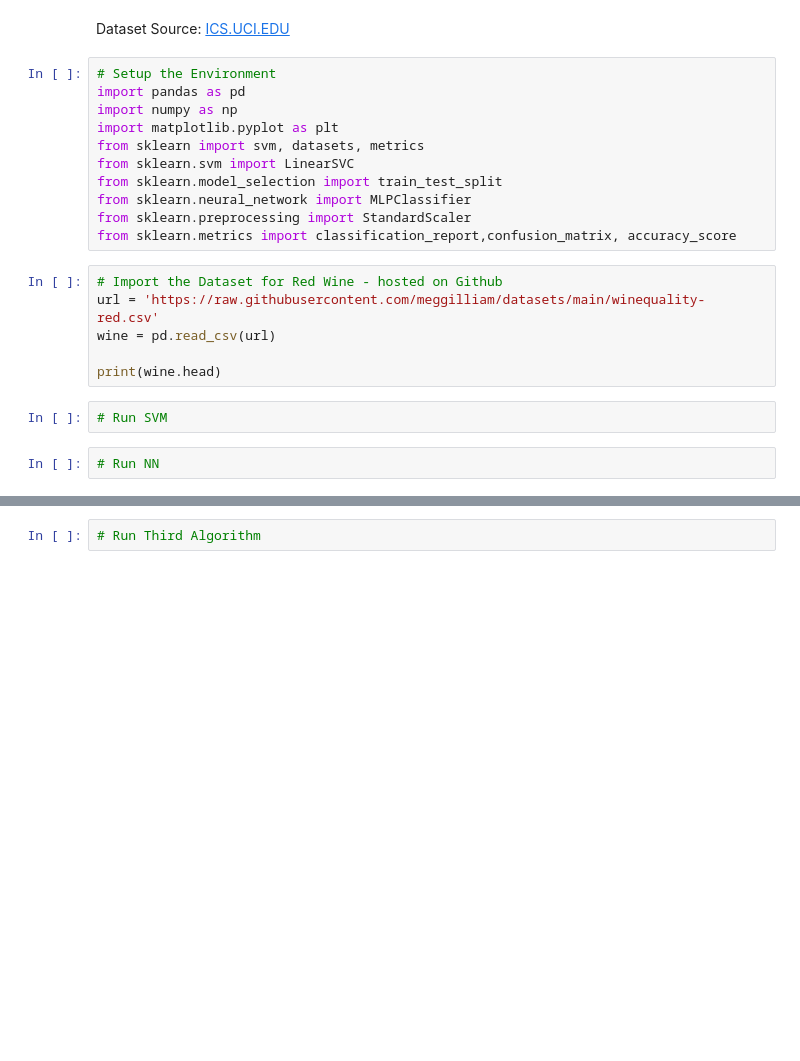
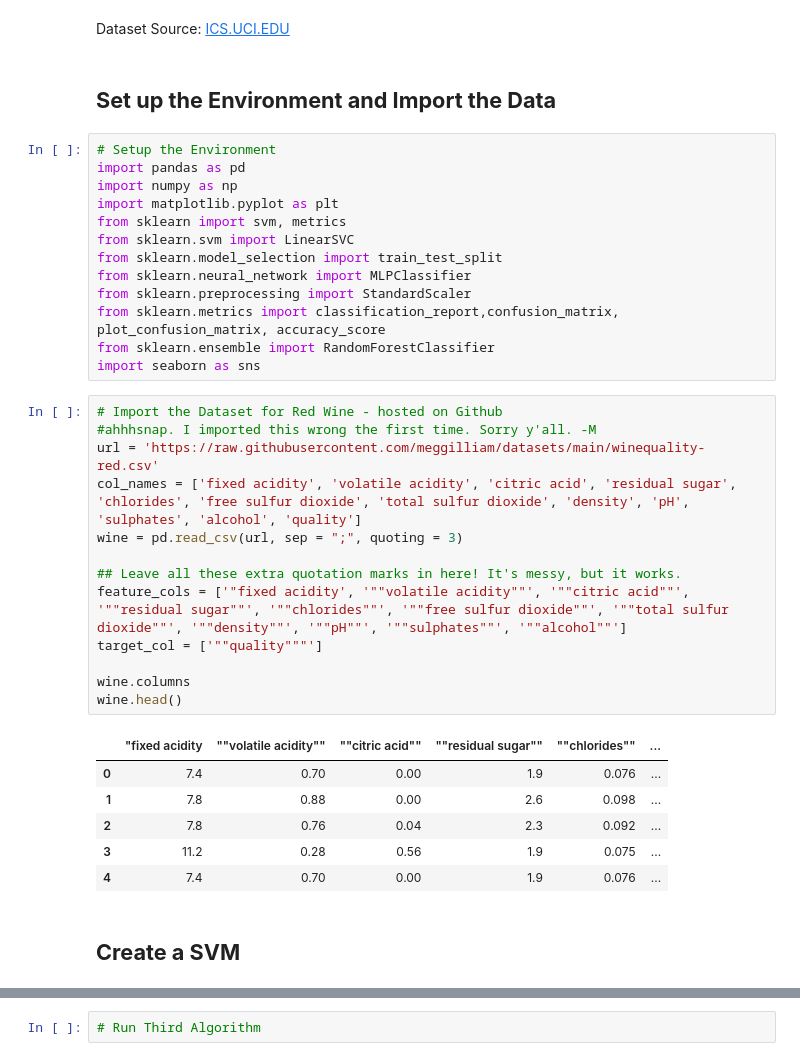
Before and after one commit to meggilliam/datasets, a Jupyter notebook: Project1_Group4.ipynb, the cells around one changed output, grey strips where cells are left out. Drawn from its saved outputs; the diff is of its cells as text; blank space fills up the shorter version.

```diff
--- a/Project1_Group4.ipynb
+++ b/Project1_Group4.ipynb
@@ -2,24 +2,40 @@
 <a href="https://colab.research.google.com/github/meggilliam/datasets/blob/main/Project1_Group4.ipynb" target="_parent"><img src="https://colab.research.google.com/assets/colab-badge.svg" alt="Open In Colab"/></a>
 # %% [markdown]
 Dataset Source: [ICS.UCI.EDU](https://archive.ics.uci.edu/ml/datasets/Wine+Quality)
+# %% [markdown]
+## **Set up the Environment and Import the Data**
 # %%
 # Setup the Environment
 import pandas as pd
 import numpy as np
 import matplotlib.pyplot as plt
-from sklearn import svm, datasets, metrics
+from sklearn import svm, metrics
 from sklearn.svm import LinearSVC
 from sklearn.model_selection import train_test_split
 from sklearn.neural_network import MLPClassifier
 from sklearn.preprocessing import StandardScaler
-from sklearn.metrics import classification_report,confusion_matrix, accuracy_score
+from sklearn.metrics import classification_report,confusion_matrix, plot_confusion_matrix, accuracy_score
+from sklearn.ensemble import RandomForestClassifier
+import seaborn as sns
-# %%
-# Import the Dataset for Red Wine - hosted on Github
-url = 'https://raw.githubusercontent.com/meggilliam/datasets/main/winequality-red.csv'
-wine = pd.read_csv(url)
-
-print(wine.head)
-# %%
-# Run SVM
-# %%
-# Run NN
+# %%
+# Import the Dataset for Red Wine - hosted on Github
+#ahhhsnap. I imported this wrong the first time. Sorry y'all. -M
+url = 'https://raw.githubusercontent.com/meggilliam/datasets/main/winequality-red.csv'
+col_names = ['fixed acidity', 'volatile acidity', 'citric acid', 'residual sugar', 'chlorides', 'free sulfur dioxide', 'total sulfur dioxide', 'density', 'pH', 'sulphates', 'alcohol', 'quality']
+wine = pd.read_csv(url, sep = ";", quoting = 3)
+
+## Leave all these extra quotation marks in here! It's messy, but it works.
+feature_cols = ['"fixed acidity', '""volatile acidity""', '""citric acid""', '""residual sugar""', '""chlorides""', '""free sulfur dioxide""', '""total sulfur dioxide""', '""density""', '""pH""', '""sulphates""', '""alcohol""']
+target_col = ['""quality"""']
+
+wine.columns
+wine.head()
+# %% [output]
+|  | "fixed acidity | ""volatile acidity"" | ""citric acid"" | ""residual sugar"" | ""chlorides"" | ... |
+| 0 | 7.4 | 0.70 | 0.00 | 1.9 | 0.076 | ... |
+| 1 | 7.8 | 0.88 | 0.00 | 2.6 | 0.098 | ... |
+| 2 | 7.8 | 0.76 | 0.04 | 2.3 | 0.092 | ... |
+| 3 | 11.2 | 0.28 | 0.56 | 1.9 | 0.075 | ... |
+| 4 | 7.4 | 0.70 | 0.00 | 1.9 | 0.076 | ... |
+# %% [markdown]
+## **Create a SVM**
```
Also changed, not shown: parts of 5 cells of this notebook.
